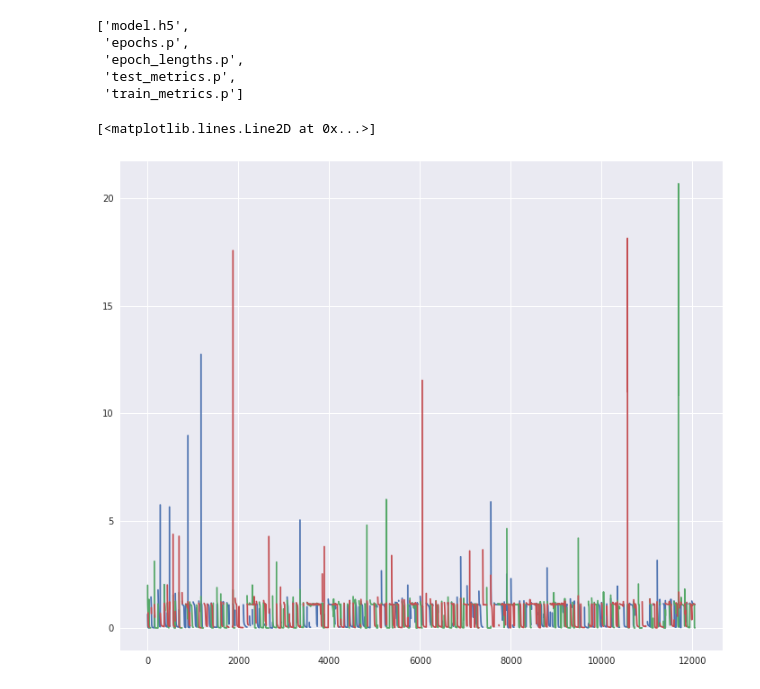
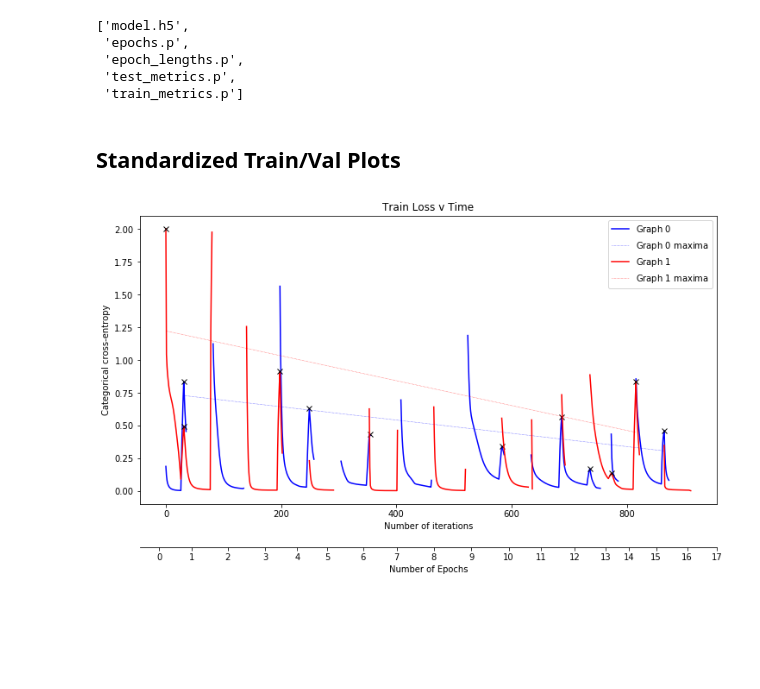
Before and after one commit to mananshah99/graph-embeddings, a Jupyter notebook: embed-gcn/visualize_curves.ipynb, the cells around one changed output. Drawn from its saved outputs; the diff is of its cells as text; code cells hidden in the pictures; blank space fills up the shorter version.

Commit message:
Major updates to training curve visualization

```diff
--- a/embed-gcn/visualize_curves.ipynb
+++ b/embed-gcn/visualize_curves.ipynb
@@ -18,5 +18,5 @@ sns.set()
 # %%
-PATH = 'bin/2017-07-20-04:54:12//'
+PATH = 'bin/2017-07-20-00:21:11/'
 os.listdir(PATH)
 # %% [output]
 ['model.h5',
@@ -36,6 +36,7 @@ train_loss = [] # each sublist characterizes a graph
 train_acc  = []
 val_loss   = []
 val_acc    = []
+max_i      = []
 
 for graph in xrange(n_graphs):
     _train_loss = []
@@ -46,6 +47,8 @@ for graph in xrange(n_graphs):
         max_iter = len(train_metrics[epoch][0])
         for i in xrange(n_graphs):
             max_iter = max(max_iter, len(train_metrics[epoch][i]))
+        if(graph == 0):
+            max_i.append(max_iter)
 
         for iteration in xrange(len(train_metrics[epoch][graph])):
             t_loss = train_metrics[epoch][graph][iteration][0]
@@ -68,11 +71,25 @@ for graph in xrange(n_graphs):
     train_acc.append(_train_acc)
     val_loss.append(_val_loss)
     val_acc.append(_val_acc)
-# %%
-x = [i for i in range(0, len(train_loss[0]))]
-plt.plot(x, train_loss[0])
-plt.plot(x, train_loss[1])
-plt.plot(x, train_loss[2])
-# %% [output]
-[<matplotlib.lines.Line2D at 0x...>]
-[figure, removed]
+# %%
+#def smooth(x, N):
+#    return np.convolve(x, np.ones((N,))/N)[(N-1):]
+
+def smooth(x, N):
+    y = np.zeros((len(x),))
+    for ctr in range(len(x)):
+         y[ctr] = np.sum(x[ctr:(ctr+N)])
+    return y/N
+
+N = 5
+
+train_loss = [smooth(loss, N) for loss in train_loss]
+val_loss   = [smooth(loss, N) for loss in val_loss]
+train_acc  = [smooth(acc, N)  for acc in train_acc]
+val_acc    = [smooth(acc, N)  for acc in val_acc]
+
+iters = [max_i[0]]
+for i in range(1, len(max_i)):
+    iters.append(iters[-1] + max_i[i])
+# %% [markdown]
+## Standardized Train/Val Plots
@@ -78,0 +146,4 @@ plt.plot(x, train_loss[2])
+# %%
+plotX(train_loss, 0, len(train_loss[0]), title="Train Loss v Time")
+# %% [output]
+[figure, added]
```
Also changed, not shown: parts of 5 cells of this notebook.
